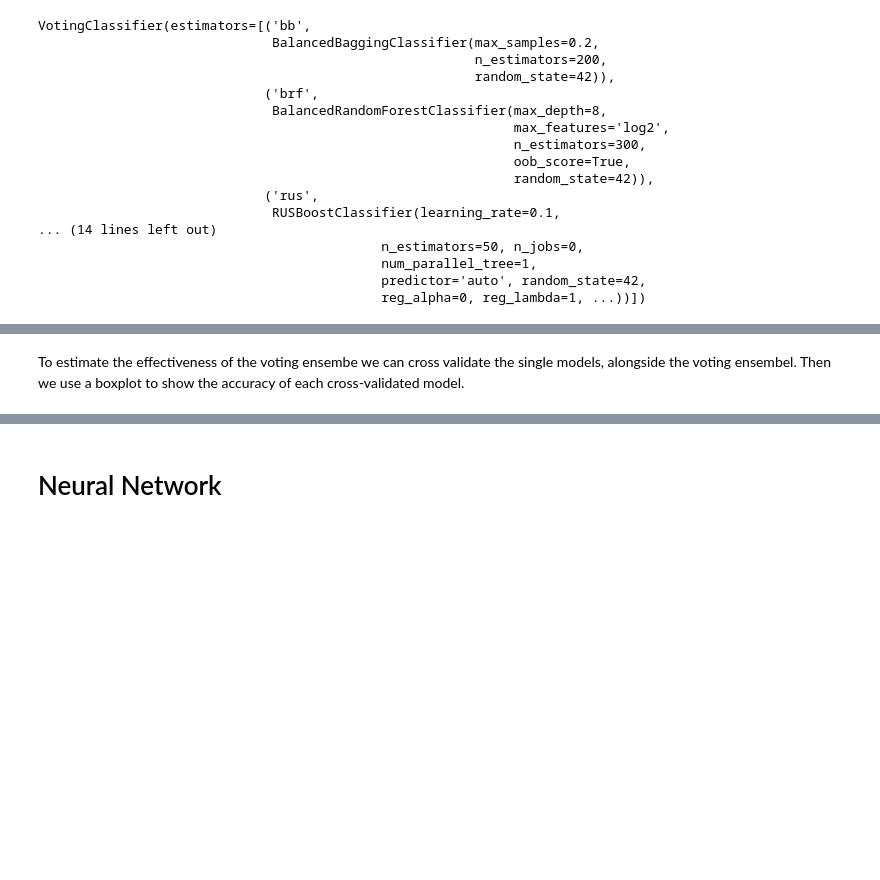
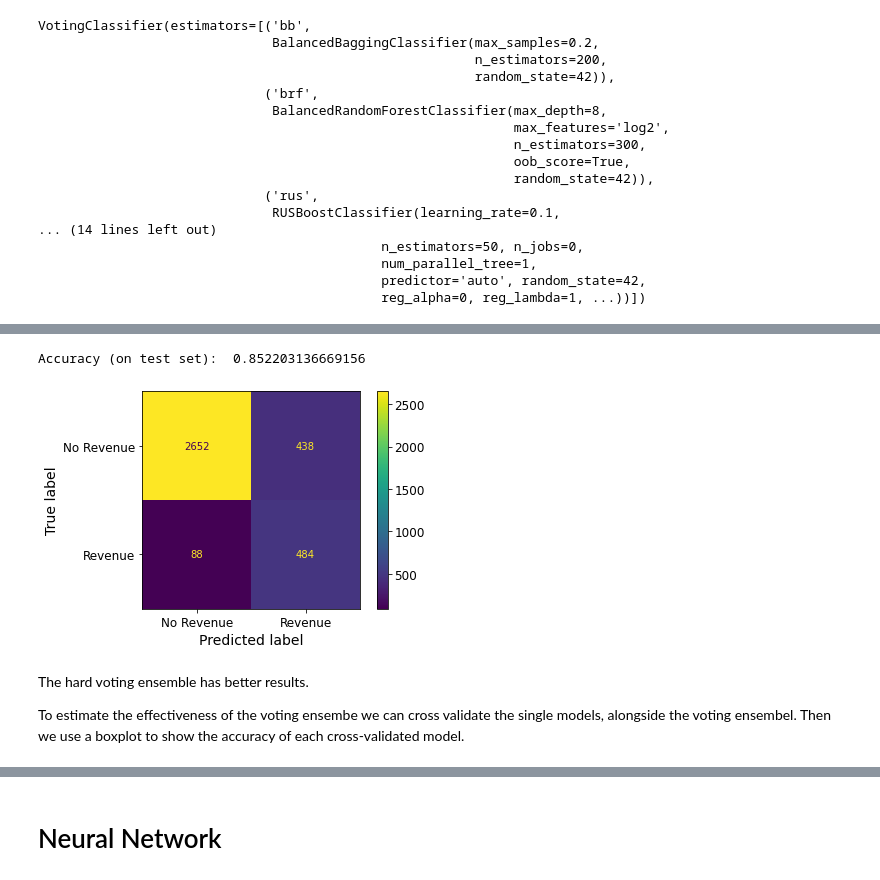
Before and after one commit to LucaCtt/MLDM_Beatrice_Cotti, a Jupyter notebook: MLDM_Beatrice_Cotti.ipynb, the cells around one changed output, grey strips where cells are left out. Saved outputs shown, nothing was run; the diff lists cells and outputs as text; code cells hidden in the pictures; blank space fills up the shorter version.

Commit message:
Updates ensemble chapter

```diff
--- a/MLDM_Beatrice_Cotti.ipynb
+++ b/MLDM_Beatrice_Cotti.ipynb
@@ -957,4 +1005,12 @@ print_confusion_matrix(y_test, voting_clf.predict(X_test))
+# %%
+evaluate(soft_voting_clf)
+print_confusion_matrix(y_test, soft_voting_clf.predict(X_test))
+# %% [output]
+Accuracy (on test set):  0.852203136669156
+[figure, added]
 # %% [markdown]
+The hard voting ensemble has better results.
+
 To estimate the effectiveness of the voting ensembe we can cross validate the single models, alongside the voting ensembel.
 Then we use a boxplot to show the accuracy of each cross-validated model.
 # %%
```
Also changed, not shown: parts of 37 cells of this notebook.
